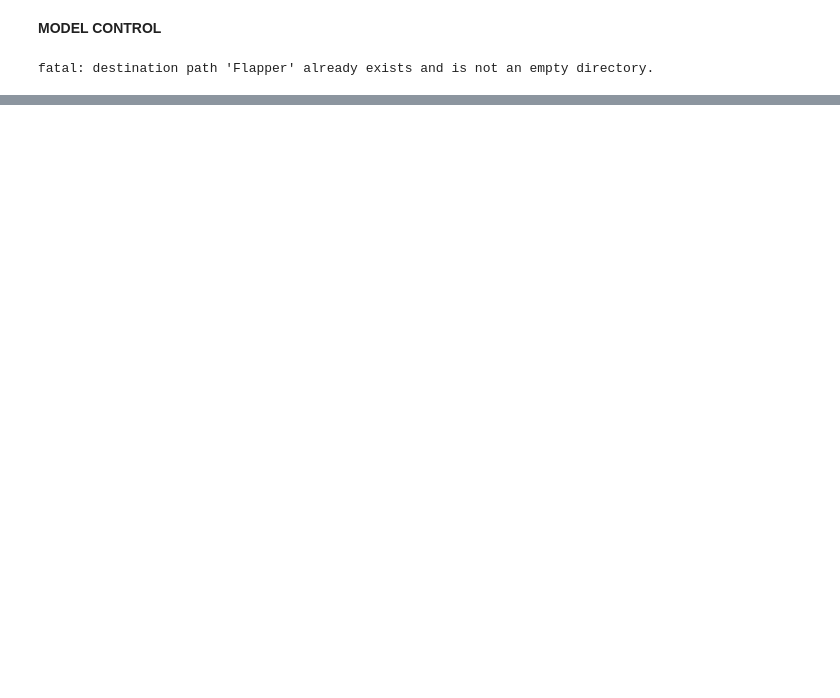
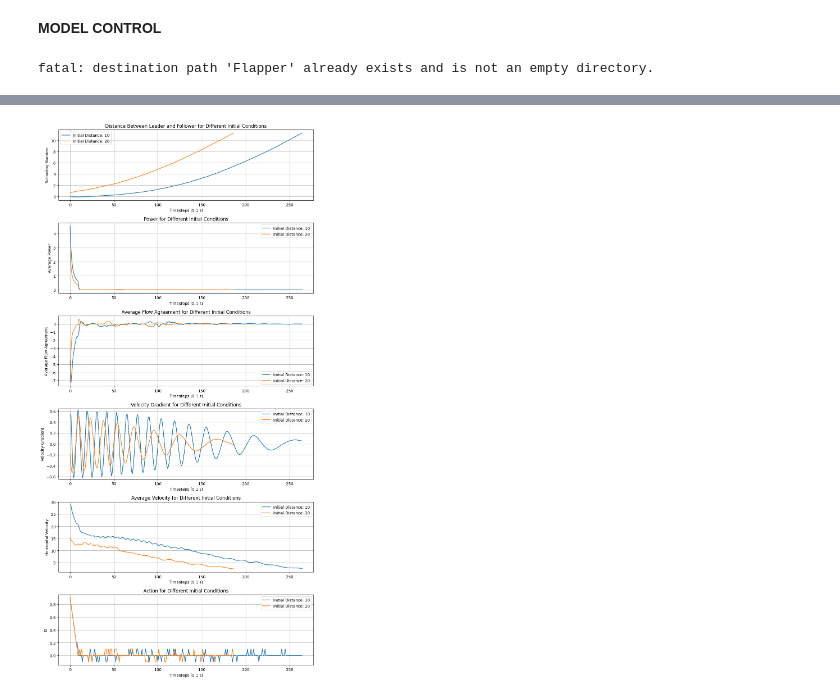
Before and after one commit to victorbuenog/Flapper, a Jupyter notebook: Flappertorch.ipynb, the cells around one changed output, grey strips where cells are left out. Cells and saved outputs as stored; diff of their text form; code cells hidden in the pictures; blank space fills up the shorter version.

```diff
--- a/Flappertorch.ipynb
+++ b/Flappertorch.ipynb
@@ -59,7 +59,7 @@ class SwimmerEnv(gym.Env):
     s = 15.
     c = 4.
     As = s * c
-    T = 0.5
+    T = 5
     m = 80.
     Ct = .96
     Cd = .25
@@ -176,8 +176,10 @@ class SwimmerEnv(gym.Env):
         increment = (action - 1) * .1
         if self.action == 'f2':
             self.f2 = self.f2 + increment
+            self.f2 = numpy.clip(self.f2, 0.5, 1.5)
         elif self.action == 'A2':
             self.A2 = self.A2 + increment
+            self.A2 = numpy.clip(self.A2, 0.5, 3.0)
 
         t_bound_step = self.dt
         solver, values, shoot_info = self._shoot(self.A1, self.A2, self.f1, self.f2, self.flap, t_start=self.tt, t_bound=self.tt+t_bound_step)
@@ -841,7 +843,7 @@ fatal: destination path 'Flapper' already exists and is not an empty directory.
 device = torch.device("cuda:0" if torch.cuda.is_available() else "cpu")
 trainer = Trainer(
     action='f2',  # None, 'f2', or 'A2'
-    observations=['f2', 'distance'],  # may contain: 'distance', 'f2', 'A2', 'flow agreement', 'avg flow agreement', 'velocity'
+    observations=['f2', 'avg flow agreement'],  # may contain: 'distance', 'f2', 'A2', 'flow agreement', 'avg flow agreement', 'velocity'
     rewards=['power'],  # may contain: 'distance', 'flow agreement'
 )
 
@@ -866,5 +893,7 @@ Episode 180      avg length: 248         reward: -87.83419156790364
 # %%
-trainer.test_initial_conditions(InitialCondition(distance=dd, f2=1.) for dd in range(30, 35, 10))
+trainer.test_initial_conditions(InitialCondition(distance=dd, f2=1.) for dd in range(10, 25, 10))
+# %% [output]
+[figure, added]
 # %%
 # plot the policy
 fa_range = numpy.linspace(-10, 10, 100)
```
Also changed, not shown: parts of 2 cells of this notebook.
